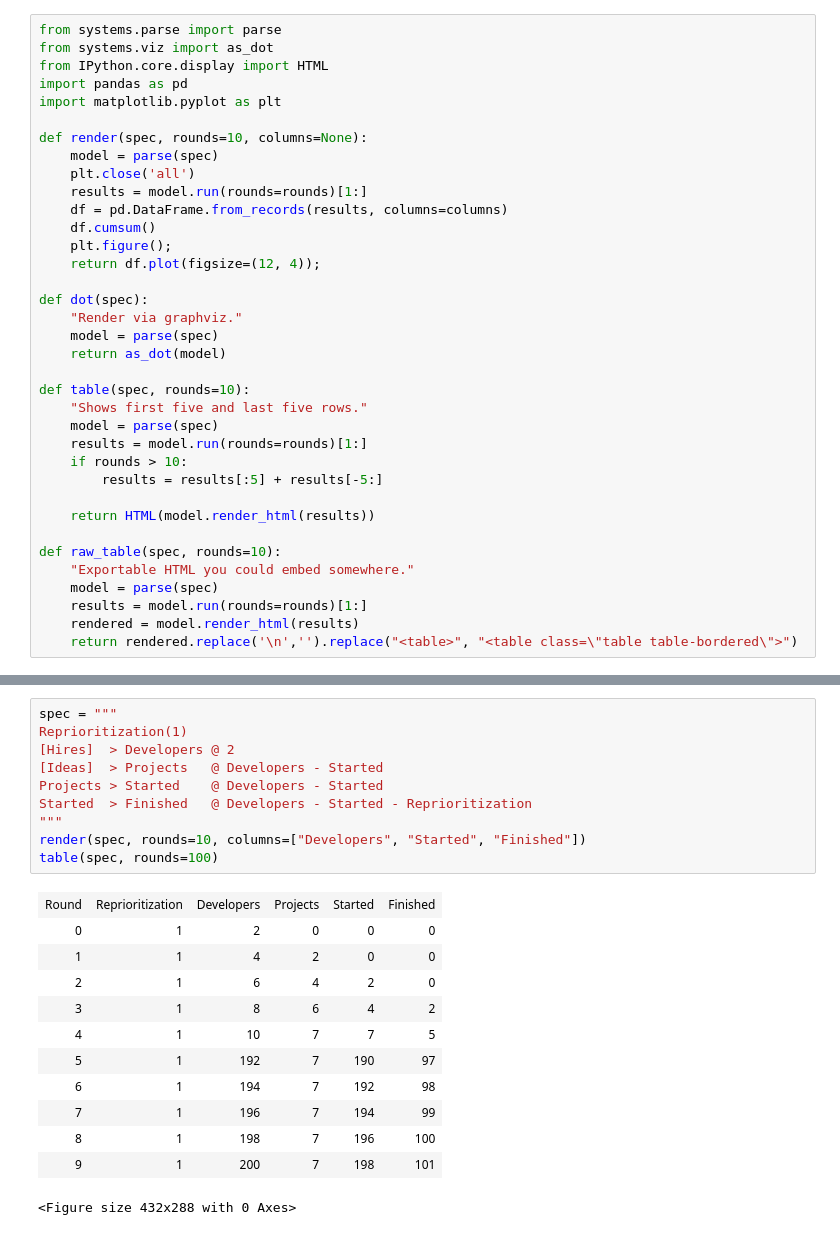
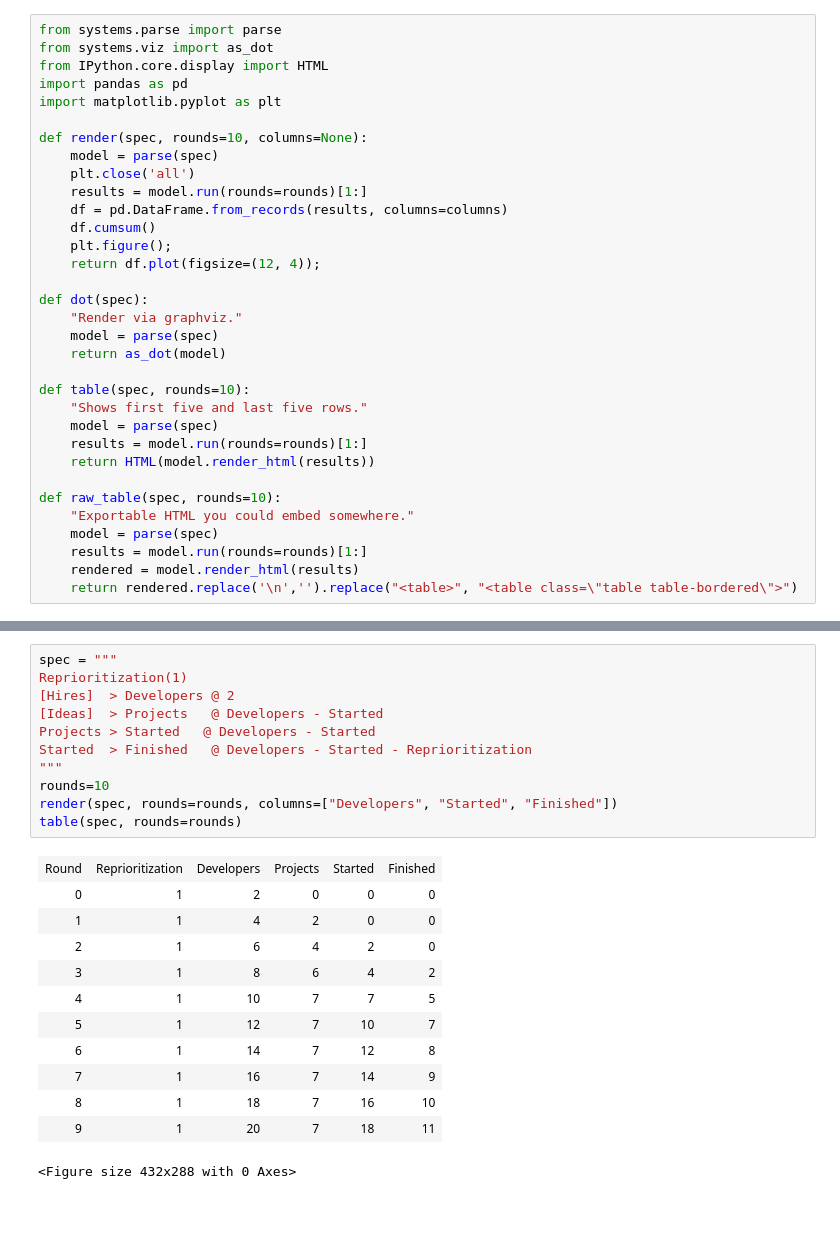
Before and after one commit to lethain/systems-explorations, a Jupyter notebook: project-throughput.ipynb, the cells around one changed output, grey strips where cells are left out. Saved outputs shown, nothing was run; the diff lists cells and outputs as text.

Commit message:
Finish project-throughput notebook

```diff
--- a/project-throughput.ipynb
+++ b/project-throughput.ipynb
@@ -23,9 +23,6 @@ def table(spec, rounds=10):
     "Shows first five and last five rows."
     model = parse(spec)
     results = model.run(rounds=rounds)[1:]
-    if rounds > 10:
-        results = results[:5] + results[-5:]
-
     return HTML(model.render_html(results))
 
 def raw_table(spec, rounds=10):
@@ -105,24 +143,25 @@ table(spec, rounds=100)
 # %%
 spec = """
 Reprioritization(1)
 [Hires]  > Developers @ 2
 [Ideas]  > Projects   @ Developers - Started
-Projects > Started    @ Developers - Started
+Projects > Started   @ Developers - Started
 Started  > Finished   @ Developers - Started - Reprioritization
 """
-render(spec, rounds=10, columns=["Developers", "Started", "Finished"])
-table(spec, rounds=100)
+rounds=10
+render(spec, rounds=rounds, columns=["Developers", "Started", "Finished"])
+table(spec, rounds=rounds)
 # %% [output]
 | Round | Reprioritization | Developers | Projects | Started | Finished |
 | 0 | 1 | 2 | 0 | 0 | 0 |
 | 1 | 1 | 4 | 2 | 0 | 0 |
 | 2 | 1 | 6 | 4 | 2 | 0 |
 | 3 | 1 | 8 | 6 | 4 | 2 |
 | 4 | 1 | 10 | 7 | 7 | 5 |
-| 5 | 1 | 192 | 7 | 190 | 97 |
-| 6 | 1 | 194 | 7 | 192 | 98 |
-| 7 | 1 | 196 | 7 | 194 | 99 |
-| 8 | 1 | 198 | 7 | 196 | 100 |
-| 9 | 1 | 200 | 7 | 198 | 101 |
+| 5 | 1 | 12 | 7 | 10 | 7 |
+| 6 | 1 | 14 | 7 | 12 | 8 |
+| 7 | 1 | 16 | 7 | 14 | 9 |
+| 8 | 1 | 18 | 7 | 16 | 10 |
+| 9 | 1 | 20 | 7 | 18 | 11 |
 <Figure size 432x288 with 0 Axes>
 [figure]
```
Also changed, not shown: parts of 6 cells of this notebook.
